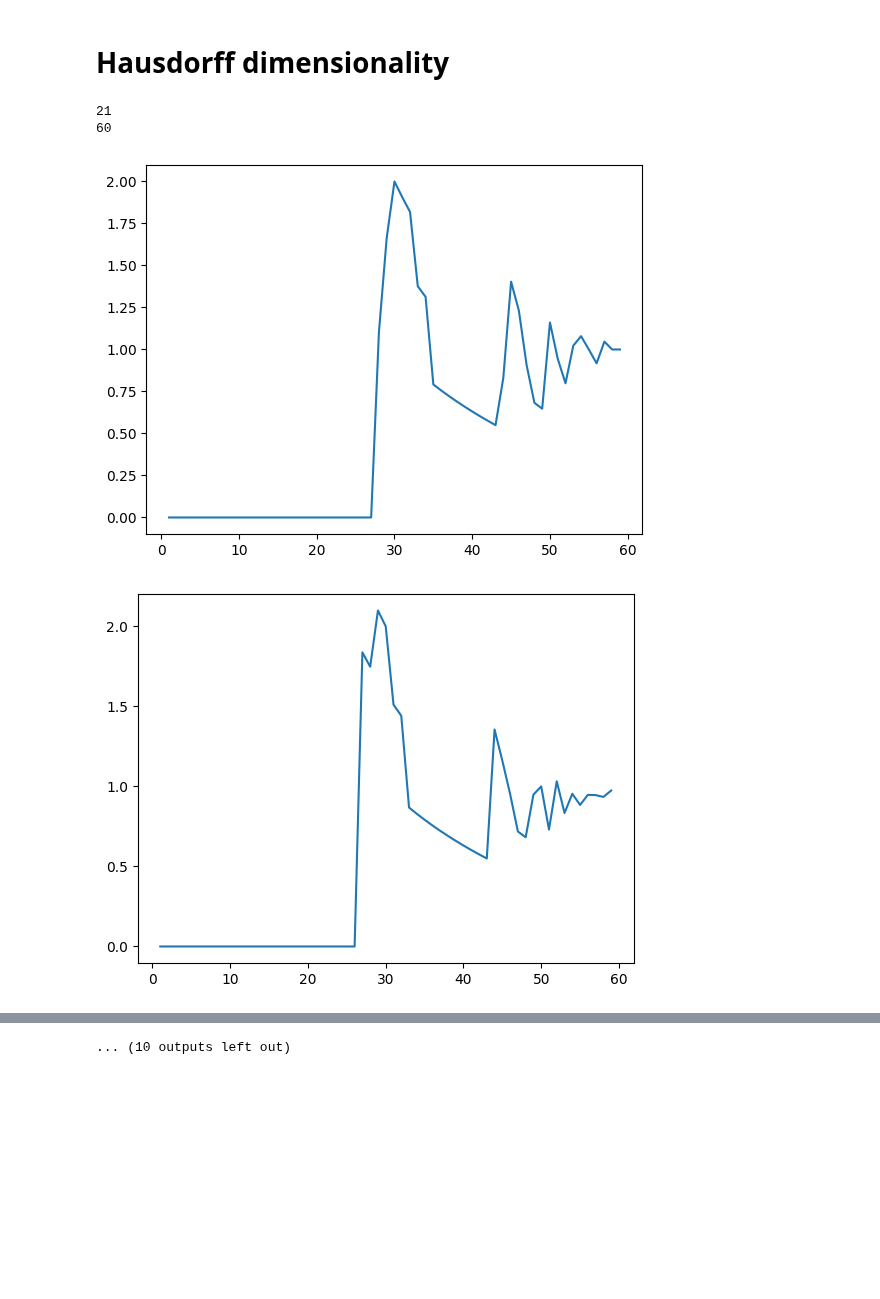
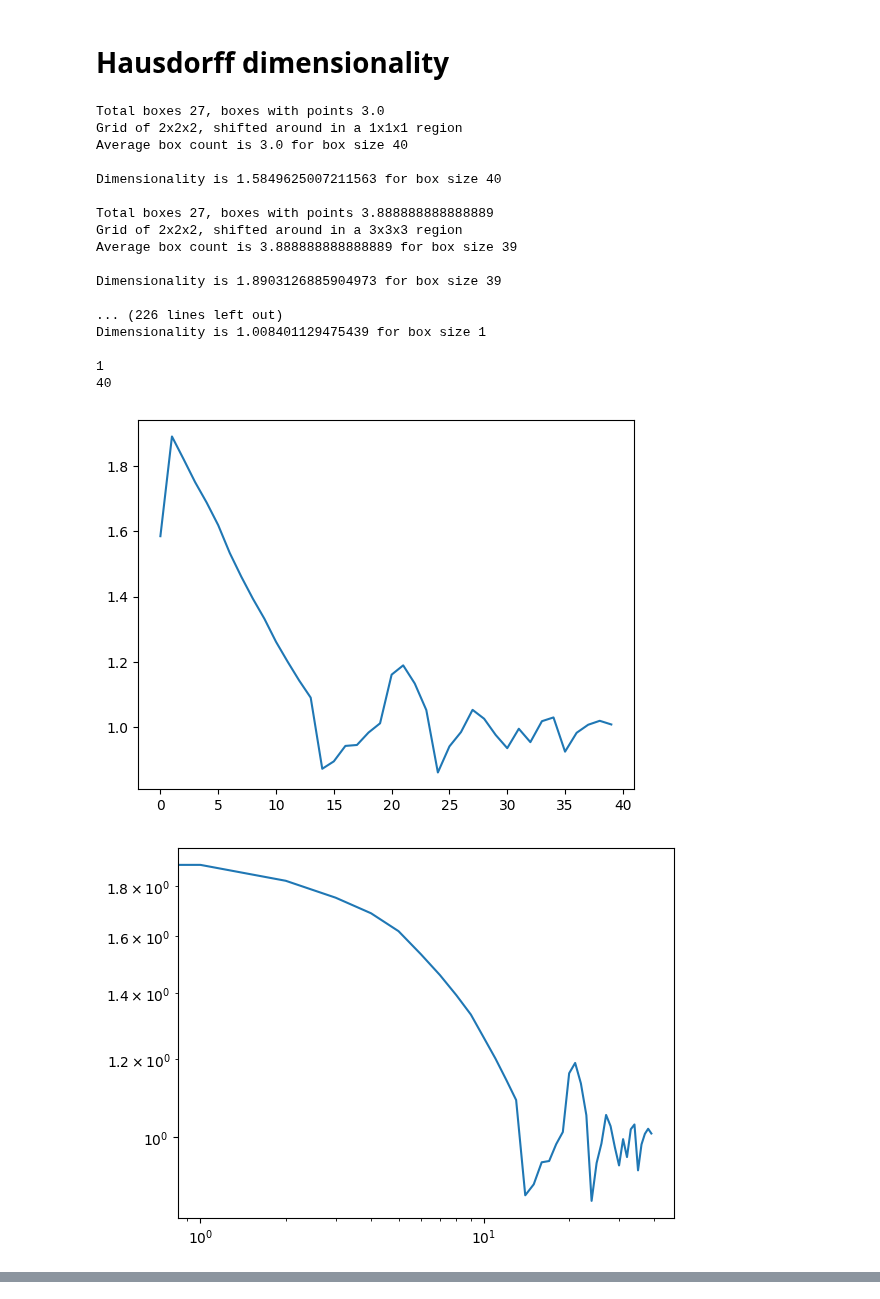
Before and after one commit to g-nilsson/spatial_discretizations_impact_on_simulations, a Jupyter notebook: stat_analysis.ipynb, the cells around one changed output, grey strips where cells are left out. Cells and saved outputs as stored; diff of their text form; code cells hidden in the pictures; blank space fills up the shorter version.

Commit message:
gathered more data

```diff
--- a/stat_analysis.ipynb
+++ b/stat_analysis.ipynb
@@ -855,49 +855,77 @@ def hausdorff_dim(N, nu, threshold, shape_name, print_output=False, N_is_cellcou
                 numbers = point.split(', ')
                 numbers[0] = int(numbers[0].strip('('))
                 numbers[1] = int(numbers[1])
                 numbers[-1] = int(numbers[-1].strip(')'))
                 structure_data[-1].append(numbers)
         structure_data.append([])
     structure_data = structure_data[:-1]
 
     # Calculate hausdorff diminesionality
     hausdorff_results_raw = [[]]
     hausdorff_results = [[]]
-    for structure in structure_data:
+    for structure in [structure_data[0]]:
 
         # For each width of single box
-        for box_size in range(max_width, 0, -1):
-            # Count how many box_size contain an active cell in the structure
+        for box_size in range(max_width//2, 0, -1):
 
-            # shift this box_size over the structure
-            diff = max_width - box_size
+            # Find how many boxes can fit in the width
+            max_boxcount_fit = math.floor(max_width/box_size)
+            # Shift the entire grid around in every possible way
+            diff = (max_width - box_size*max_boxcount_fit)+1
 
+            box_counts = []
+            for x_shift in range(diff):
+                for y_shift in range(diff):
+                    for z_shift in range(diff):
+                        bool_array = np.zeros((max_boxcount_fit+1, max_boxcount_fit+1, max_boxcount_fit+1), dtype=bool)
+                        for point in structure:
+                            x, y, z = point
+                            bool_array[(x-x_shift)//box_size, (y-y_shift)//box_size, (z-z_shift)//box_size] = True
 
-            # for each box
-            max_i = math.ceil(max_width/box_size)
-            bool_array = np.zeros((max_i, max_i, max_i), dtype=bool)
-            for point in structure:
-                x, y, z = point
-                bool_array[x//box_size, y//box_size, z//box_size] = True
-            box_count = np.sum(bool_array)
-            hausdorff_results_raw[-1].append((box_size, box_count))
-            hausdorff_results[-1].append(np.log(box_count)/np.log(1/(box_size/max_width)))
+                        box_count = np.sum(bool_array)
+                        box_counts.append(box_count)
+
+            average_box_count = np.mean(box_counts)
+            print(f"Total boxes {(max_boxcount_fit+1)**3}, boxes with points {average_box_count}")
+            hausdorff_results_raw[-1].append((box_size, average_box_count))
+            box_dimensionality = np.log(average_box_count)/np.log(1/(box_size/max_width))
+            hausdorff_results[-1].append(box_dimensionality)
+            print(f"Grid of {max_boxcount_fit}x{max_boxcount_fit}x{max_boxcount_fit}, shifted around in a {diff}x{diff}x{diff} region")
+            print(f"Average box count is {average_box_count} for box size {box_size}\n")
+            print(f"Dimensionality is {box_dimensionality} for box size {box_size}\n")
         hausdorff_results_raw.append([])
         hausdorff_results.append([])
     hausdorff_results = hausdorff_results[:-1]
     hausdorff_results_raw = hausdorff_results_raw[:-1]
     return hausdorff_results
 
 
-results = hausdorff_dim(N=30, nu=6, threshold=0.001, shape_name="Cube", N_is_cellcount = True)
+results = hausdorff_dim(N=40, nu=6, threshold=0.001, shape_name="Cube", N_is_cellcount = True)
 print(len(results))
 print(len(results[0]))
 
 for res in results:
     plt.plot(res)
     plt.show()
+    plt.loglog(res)
+    plt.show()
 # %% [output]
-21
-60
+Total boxes 27, boxes with points 3.0
+Grid of 2x2x2, shifted around in a 1x1x1 region
+Average box count is 3.0 for box size 40
+
+Dimensionality is 1.5849625007211563 for box size 40
+
+Total boxes 27, boxes with points 3.888888888888889
+Grid of 2x2x2, shifted around in a 3x3x3 region
+Average box count is 3.888888888888889 for box size 39
+
+Dimensionality is 1.8903126885904973 for box size 39
+
+... (226 lines left out)
+Dimensionality is 1.008401129475439 for box size 1
+
+1
+40
-[figure, old version]
+[figure, new version]
-[figure, old version]
+[figure, new version]
@@ -913 +931,0 @@ for res in results:
-... (10 outputs left out)
```
Also changed, not shown: parts of 3 cells of this notebook, 5 other files.
